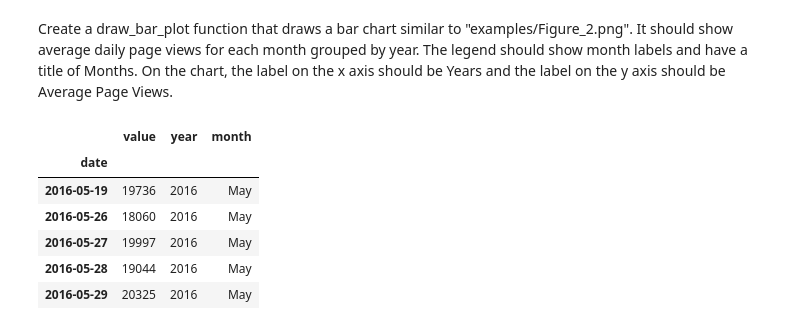
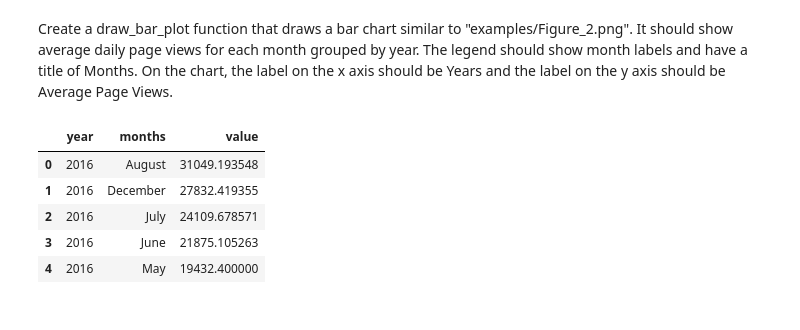
Before and after one commit to arunjith-official/page-view-visualizer, a Jupyter notebook: workbook.ipynb, the cells around one changed output. Cells and saved outputs as stored; diff of their text form; code cells hidden in the pictures.

Commit message:
plotted the month avarage view chart and some upgrades to the packages that are being used

```diff
--- a/workbook.ipynb
+++ b/workbook.ipynb
@@ -86,15 +93,14 @@ NameError: name 'mdates' is not defined
 Create a draw_bar_plot function that draws a bar chart similar to "examples/Figure_2.png". It should show average daily page views for each month grouped by year. The legend should show month labels and have a title of Months. On the chart, the label on the x axis should be Years and the label on the y axis should be Average Page Views.
 # %%
 df["year"]=df.index.year
-df["month"] = df.index.strftime('%B')
+df["months"] = df.index.strftime('%B')
 #grouping to select the mean of the month views and all
-df_grouped = df.groupby(["year","month"])['value'].mean().reset_index()
+df_grouped = df.groupby( ["year","months"])['value'].mean().reset_index()
 df_grouped.head()
 # %% [output]
-|  | value | year | month |
-| date |  |  |  |
-| 2016-05-19 | 19736 | 2016 | May |
-| 2016-05-26 | 18060 | 2016 | May |
-| 2016-05-27 | 19997 | 2016 | May |
-| 2016-05-28 | 19044 | 2016 | May |
-| 2016-05-29 | 20325 | 2016 | May |
+|  | year | months | value |
+| 0 | 2016 | August | 31049.193548 |
+| 1 | 2016 | December | 27832.419355 |
+| 2 | 2016 | July | 24109.678571 |
+| 3 | 2016 | June | 21875.105263 |
+| 4 | 2016 | May | 19432.400000 |
```
Also changed, not shown: parts of 5 cells of this notebook, 2 other files.
